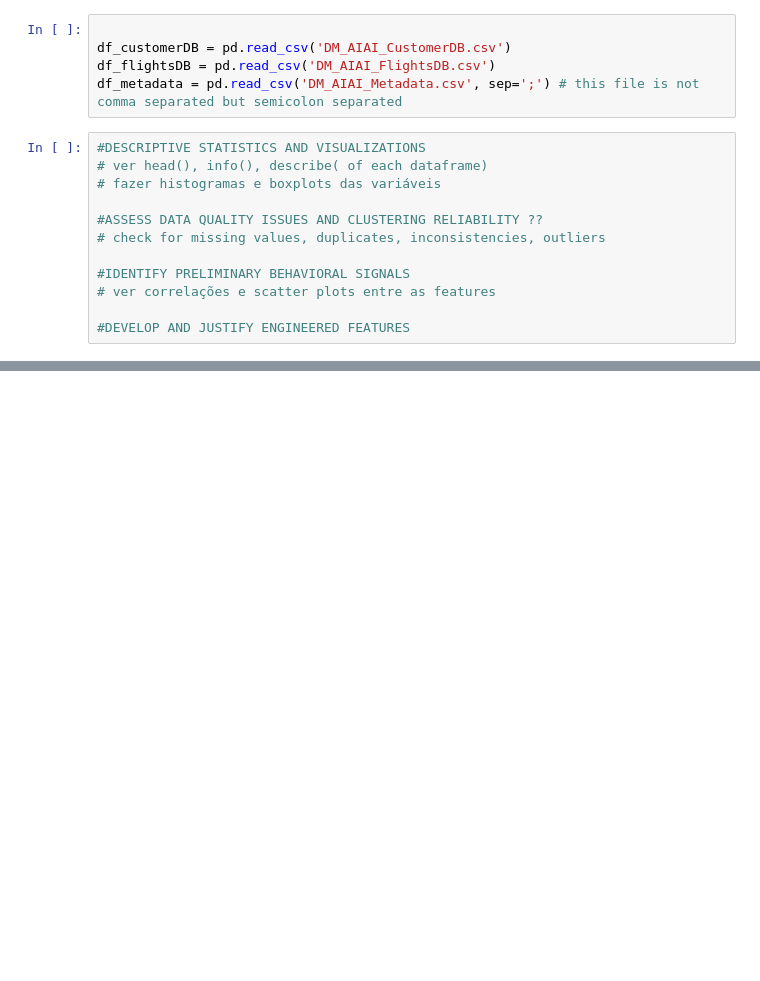
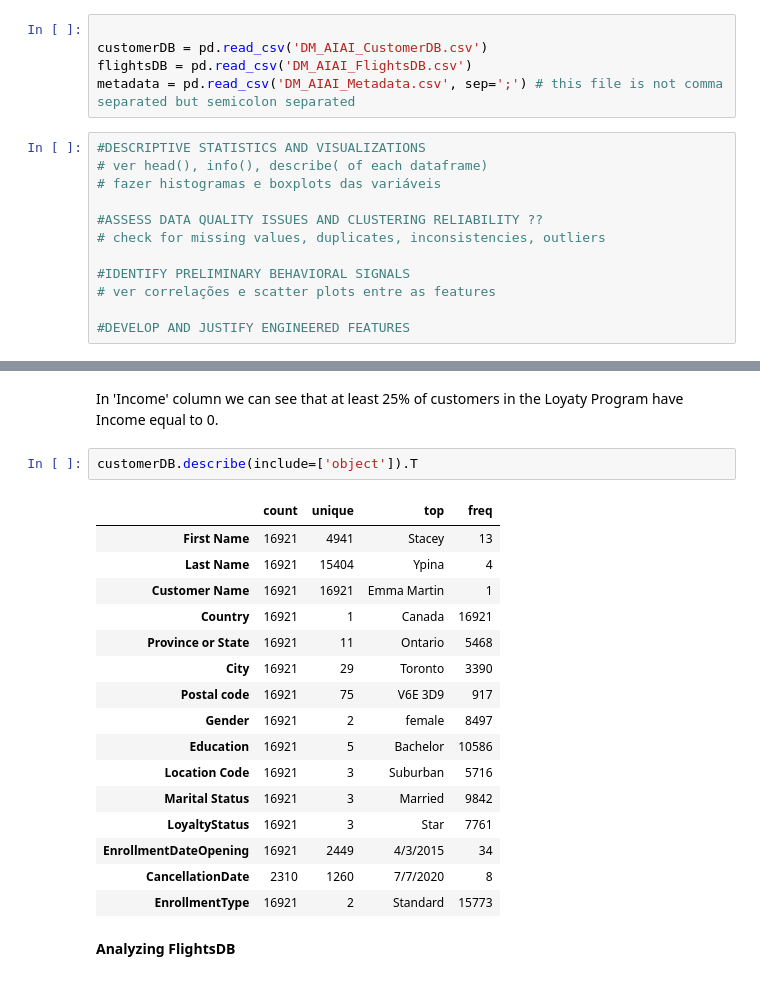
Before and after one commit to barbara-sousa-franco/Data-Mining-Project, a Jupyter notebook: Deliverable 1.ipynb, the cells around one changed output, grey strips where cells are left out. Cells and saved outputs as stored; diff of their text form; blank space fills up the shorter version.

```diff
--- a/Deliverable 1.ipynb
+++ b/Deliverable 1.ipynb
@@ -9,9 +39,9 @@ import seaborn as sns
 import openpyxl
 # %%
 
-df_customerDB = pd.read_csv('DM_AIAI_CustomerDB.csv')
-df_flightsDB = pd.read_csv('DM_AIAI_FlightsDB.csv')
-df_metadata = pd.read_csv('DM_AIAI_Metadata.csv', sep=';') # this file is not comma separated but semicolon separated
+customerDB = pd.read_csv('DM_AIAI_CustomerDB.csv')
+flightsDB = pd.read_csv('DM_AIAI_FlightsDB.csv')
+metadata = pd.read_csv('DM_AIAI_Metadata.csv', sep=';') # this file is not comma separated but semicolon separated
 # %%
 #DESCRIPTIVE STATISTICS AND VISUALIZATIONS
 # ver head(), info(), describe( of each dataframe)
@@ -68,0 +185,23 @@ display(metadata_customerDB)
+# %% [markdown]
+In 'Income' column we can see that at least 25% of customers in the Loyaty Program have Income equal to 0.
+# %%
+customerDB.describe(include=['object']).T
+# %% [output]
+|  | count | unique | top | freq |
+| First Name | 16921 | 4941 | Stacey | 13 |
+| Last Name | 16921 | 15404 | Ypina | 4 |
+| Customer Name | 16921 | 16921 | Emma Martin | 1 |
+| Country | 16921 | 1 | Canada | 16921 |
+| Province or State | 16921 | 11 | Ontario | 5468 |
+| City | 16921 | 29 | Toronto | 3390 |
+| Postal code | 16921 | 75 | V6E 3D9 | 917 |
+| Gender | 16921 | 2 | female | 8497 |
+| Education | 16921 | 5 | Bachelor | 10586 |
+| Location Code | 16921 | 3 | Suburban | 5716 |
+| Marital Status | 16921 | 3 | Married | 9842 |
+| LoyaltyStatus | 16921 | 3 | Star | 7761 |
+| EnrollmentDateOpening | 16921 | 2449 | 4/3/2015 | 34 |
+| CancellationDate | 2310 | 1260 | 7/7/2020 | 8 |
+| EnrollmentType | 16921 | 2 | Standard | 15773 |
+# %% [markdown]
+**Analyzing FlightsDB**
```
Also changed, not shown: parts of 20 cells of this notebook.
